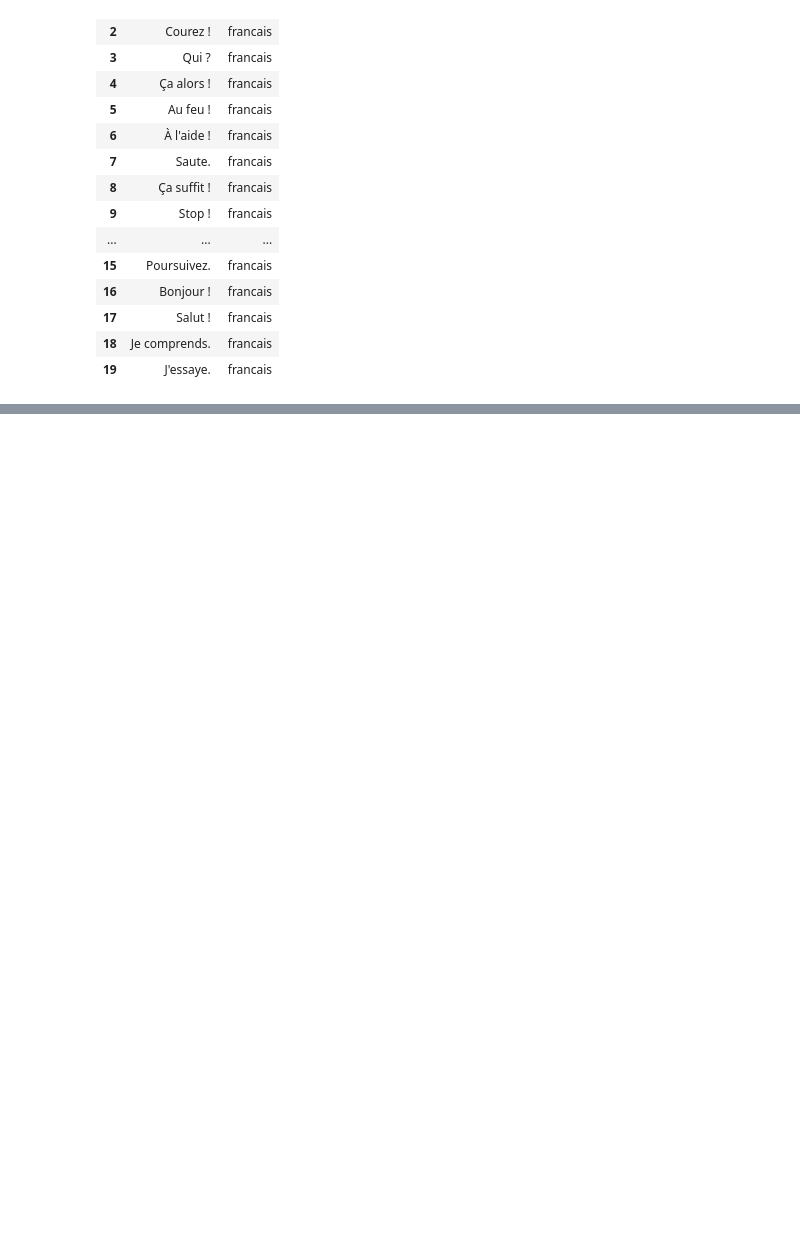
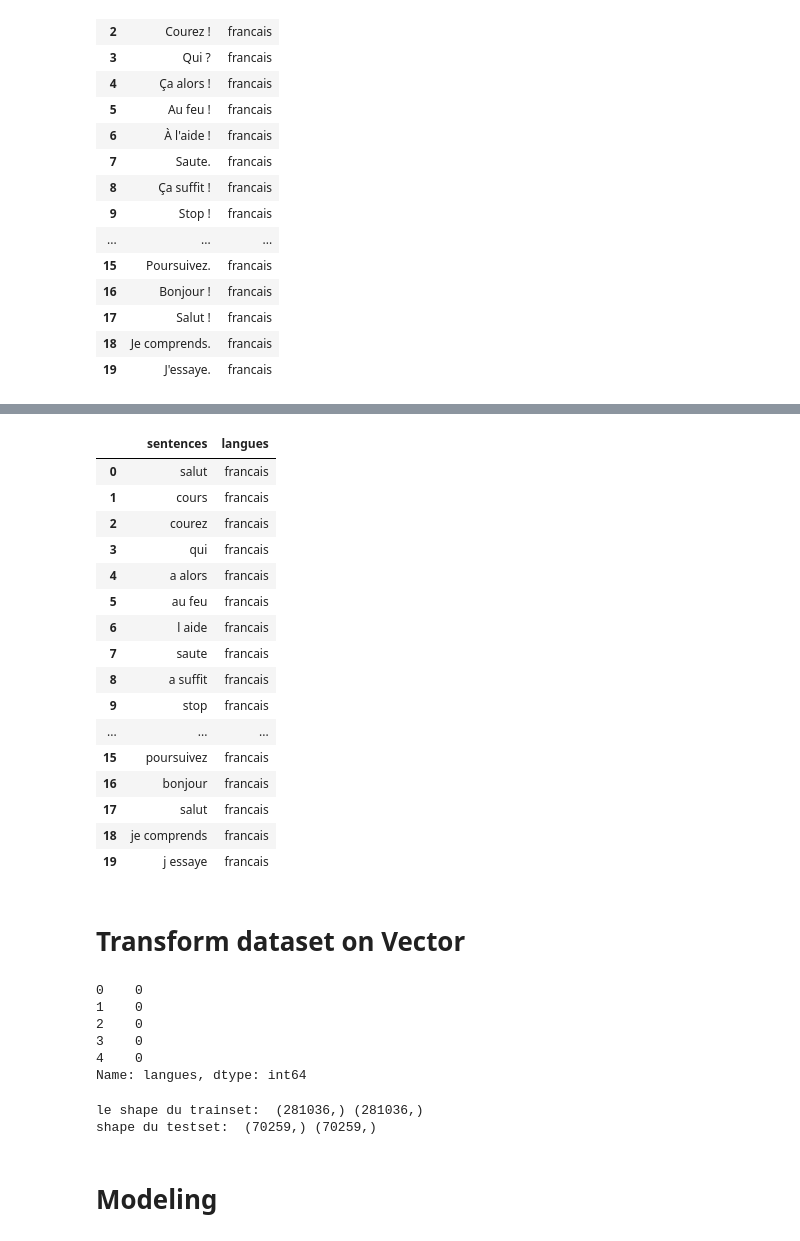
Before and after one commit to Dar-rius/Wolof_IA, a Jupyter notebook: machine_learning/ML_language.ipynb, the cells around one changed output, grey strips where cells are left out. Saved outputs shown, nothing was run; the diff lists cells and outputs as text; code cells hidden in the pictures; blank space fills up the shorter version.

Commit message:
finish trainning ML

```diff
--- a/machine_learning/ML_language.ipynb
+++ b/machine_learning/ML_language.ipynb
@@ -134,0 +238,55 @@ df.to_csv("./data/langues/languages.csv")
+# %%
+#Pour effectuer transformer les textes en vecteur il est important de faire en sorte qu'ils ne soit pas des listes
+df["sentences"] = df["sentences"].apply(lambda x: " ".join(x))
+df.head(20)
+# %% [output]
+|  | sentences | langues |
+| 0 | salut | francais |
+| 1 | cours | francais |
+| 2 | courez | francais |
+| 3 | qui | francais |
+| 4 | a alors | francais |
+| 5 | au feu | francais |
+| 6 | l aide | francais |
+| 7 | saute | francais |
+| 8 | a suffit | francais |
+| 9 | stop | francais |
+| ... | ... | ... |
+| 15 | poursuivez | francais |
+| 16 | bonjour | francais |
+| 17 | salut | francais |
+| 18 | je comprends | francais |
+| 19 | j essaye | francais |
+# %% [markdown]
+# Transform dataset on Vector
+# %%
+from sklearn.preprocessing import LabelEncoder
+
+df["langues"] = df["langues"].map({
+    "francais": 0,
+    "anglais": 1,
+    "wolof": 2
+})
+
+y = df["langues"]
+X = df["sentences"]
+y.head()
+# %% [output]
+0    0
+1    0
+2    0
+3    0
+4    0
+Name: langues, dtype: int64
+# %%
+#Train Test Split
+from sklearn.model_selection import train_test_split
+
+X_train, X_test, y_train, y_test = train_test_split(X, y, test_size=.2)
+print("le shape du trainset: ", X_train.shape, y_train.shape, "\nshape du testset: ",
+     X_test.shape, y_test.shape)
+# %% [output]
+le shape du trainset:  (281036,) (281036,)
+shape du testset:  (70259,) (70259,)
+# %% [markdown]
+# Modeling
```
Also changed, not shown: parts of 16 cells of this notebook, 1 other file.
